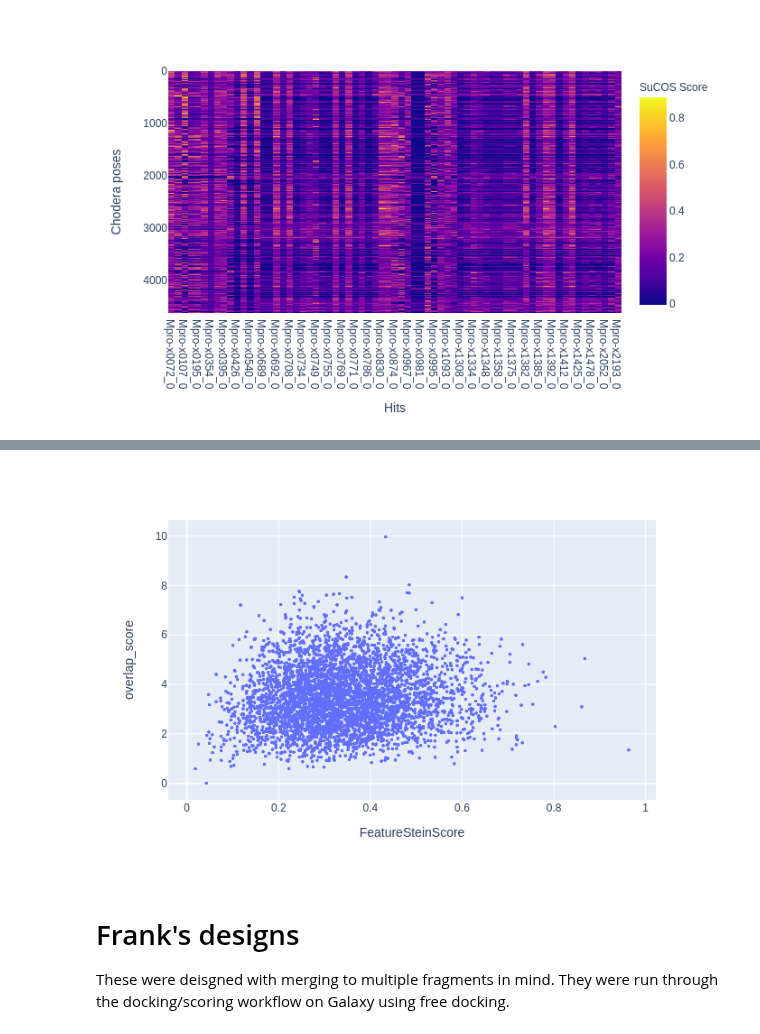
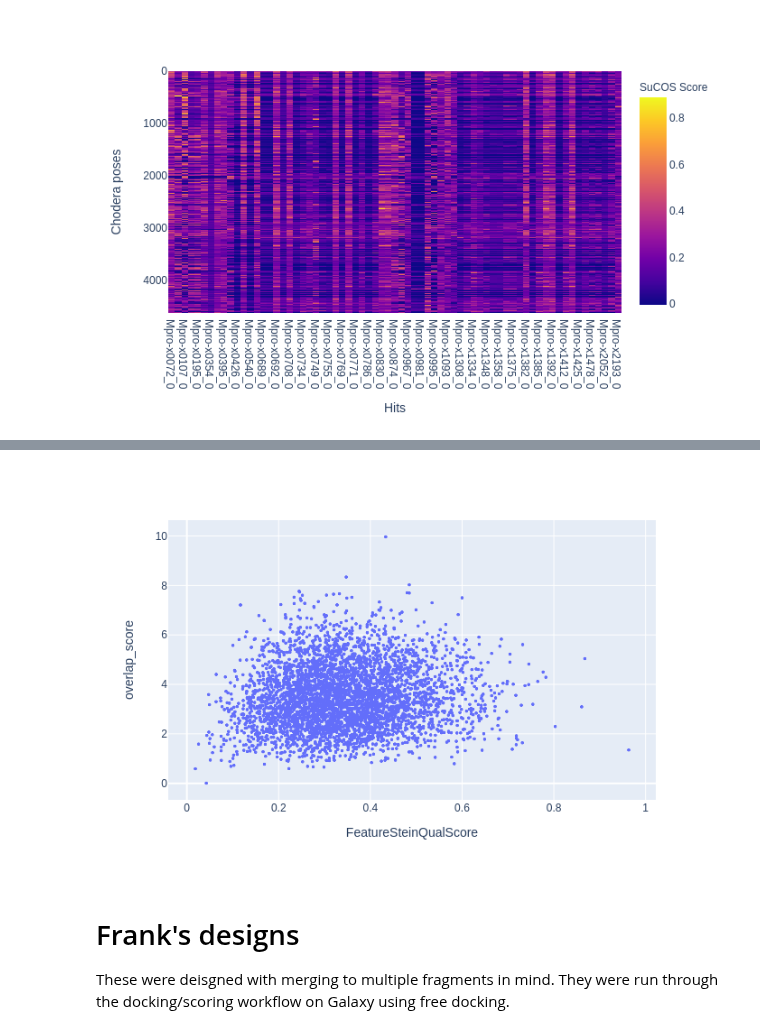
Before and after one commit to tdudgeon/jupyter_mpro, a Jupyter notebook: featurestein/FeatureStein.ipynb, the cells around one changed output, grey strips where cells are left out. Drawn from its saved outputs; the diff is of its cells as text; code cells hidden in the pictures.

```diff
--- a/featurestein/FeatureStein.ipynb
+++ b/featurestein/FeatureStein.ipynb
@@ -880,9 +923,9 @@ Length: 405, dtype: object
 # %%
-fig = px.scatter(df_chodera, x='FeatureSteinScore', y='overlap_score')
+fig = px.scatter(df_chodera, x='FeatureSteinQualScore', y='overlap_score')
 fig.update_traces(marker=dict(size=3))
 fig.show()
 # %% [output]
-[figure, old version]
+[figure, new version]
 # %% [markdown]
 # Frank's designs
 These were deisgned with merging to multiple fragments in mind.
```
Also changed, not shown: parts of 24 cells of this notebook, 4 other files.
